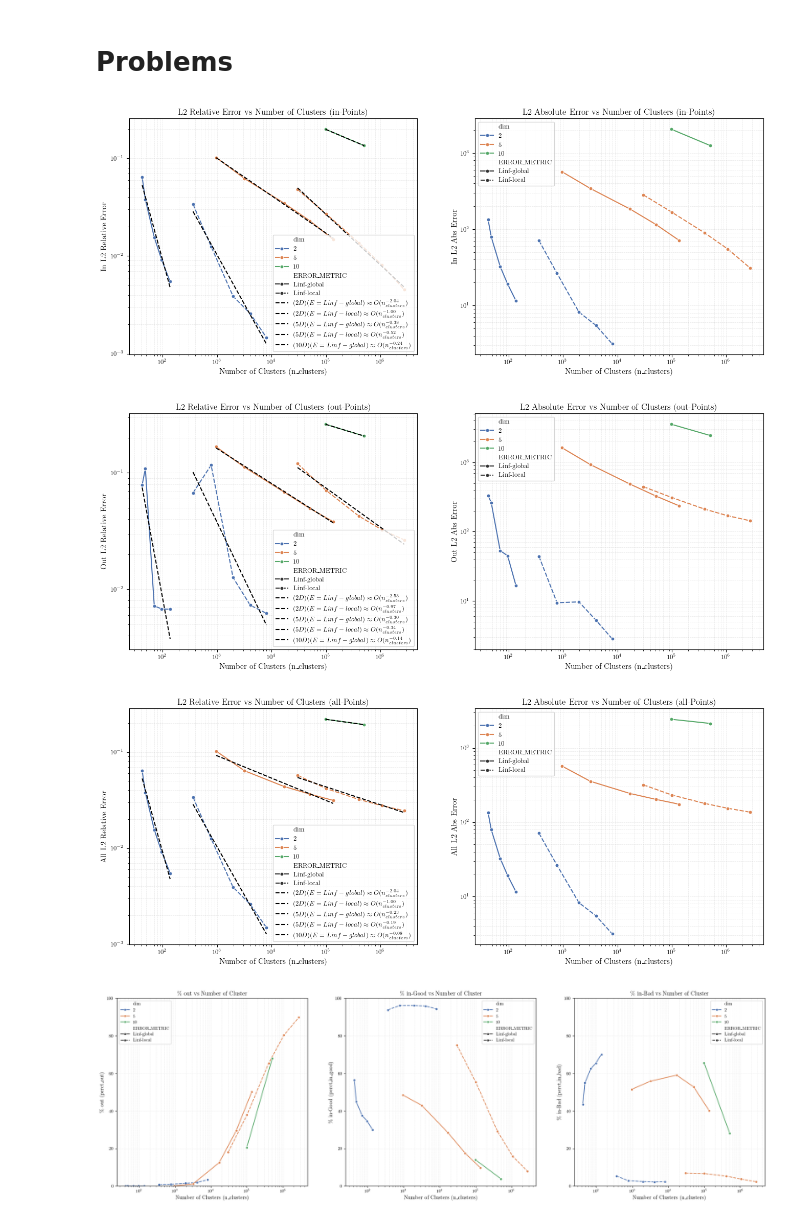
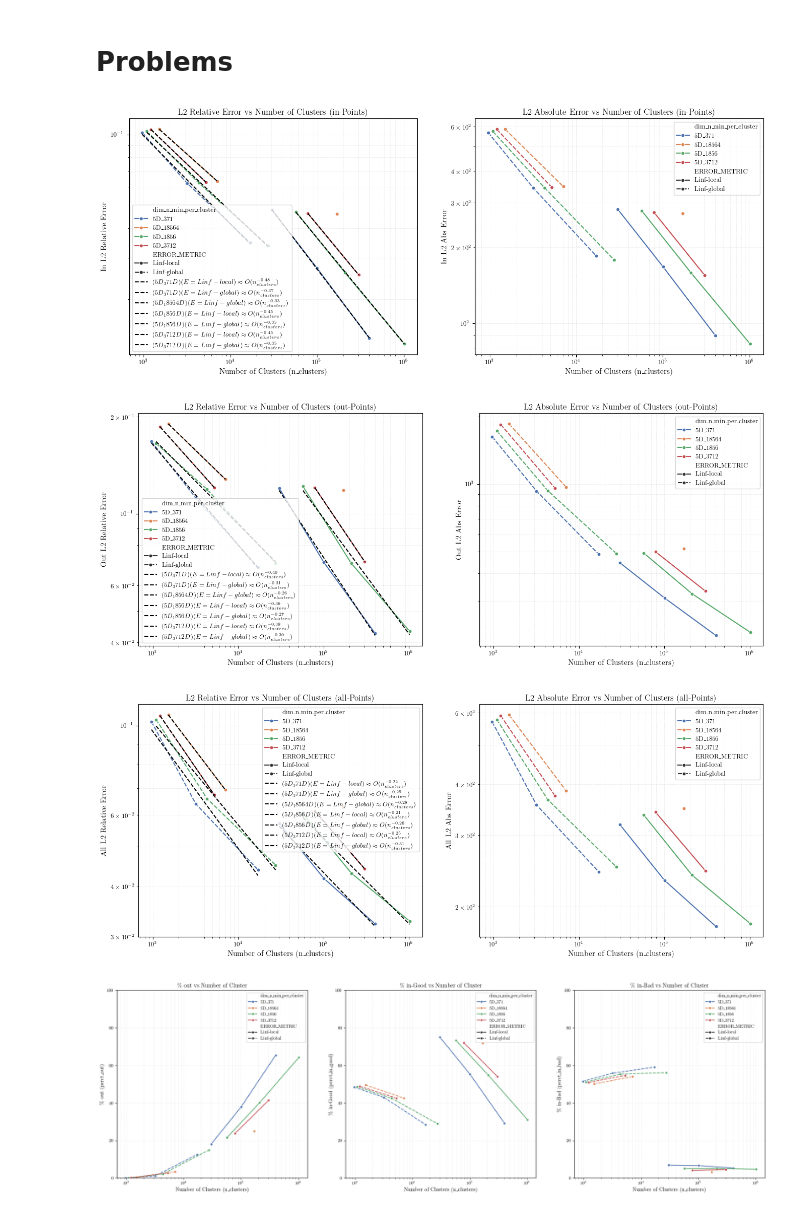
Before and after one commit to ut-padas/affini, a Jupyter notebook: ics26_eda.ipynb, the cells around one changed output. Saved outputs shown, nothing was run; the diff lists cells and outputs as text; code cells hidden in the pictures.

```diff
--- a/ics26_eda.ipynb
+++ b/ics26_eda.ipynb
@@ -47,6 +48,7 @@ def plot_error_with_log_log_fit(
     title2,
     error_metric_col="ERROR_METRIC",
     skip_first_n=0,
+    dim_col="dim",
 ):
     # drop rows where error_col1 or error_col2 is  or zero
     df = df[(df[error_col1] > 0) & (df[error_col2] > 0)]
@@ -56,14 +58,14 @@ def plot_error_with_log_log_fit(
         data=df,
         x="n_clusters",
         y=error_col1,
-        hue="dim",
+        hue=dim_col,
         style=error_metric_col,
         marker="o",
         palette=PALETTE,
     )
-    for dim in df["dim"].unique():
+    for dim in df[dim_col].unique():
         for e in df[error_metric_col].unique():
-            subset = df[(df["dim"] == dim) & (df[error_metric_col] == e)]
+            subset = df[(df[dim_col] == dim) & (df[error_metric_col] == e)]
             if len(subset) <= 1:
                 continue
             X = np.log(subset["n_clusters"].values).reshape(-1, 1)
@@ -92,14 +94,14 @@ def plot_error_with_log_log_fit(
         data=df,
         x="n_clusters",
         y=error_col2,
-        hue="dim",
+        hue=dim_col,
         style=error_metric_col,
         marker="o",
         palette=PALETTE,
     )
-    for dim in df["dim"].unique():
+    for dim in df[dim_col].unique():
         for e in df[error_metric_col].unique():
-            subset = df[(df["dim"] == dim) & (df[error_metric_col] == e)]
+            subset = df[(df[dim_col] == dim) & (df[error_metric_col] == e)]
             if len(subset) <= 1:
                 continue
             X = np.log(subset["n_clusters"].values).reshape(-1, 1)
@@ -122,14 +124,14 @@ def plot_error_with_log_log_fit(
     plt.show()
 
 
-def plot_percentage_metrics(df):
+def plot_percentage_metrics(df, dim_col="dim"):
     plt.figure(figsize=(24, 7))
     plt.subplot(1, 3, 1)
     sns.lineplot(
         data=df,
         x="n_clusters",
         y="perct_out",
-        hue="dim",
+        hue=dim_col,
         style="ERROR_METRIC",
         marker="o",
         palette=PALETTE,
@@ -146,7 +148,7 @@ def plot_percentage_metrics(df):
         data=df,
         x="n_clusters",
         y="perct_in_good",
-        hue="dim",
+        hue=dim_col,
         style="ERROR_METRIC",
         marker="o",
         palette=PALETTE,
@@ -163,7 +165,7 @@ def plot_percentage_metrics(df):
         data=df,
         x="n_clusters",
         y="perct_in_bad",
-        hue="dim",
+        hue=dim_col,
         style="ERROR_METRIC",
         marker="o",
         palette=PALETTE,
@@ -178,11 +180,21 @@ def plot_percentage_metrics(df):
 # %% [markdown]
 # Problems
 # %%
-prob_dir = ICS26_DIR / "ics_rosenbrock"
+prob_dir = ICS26_DIR / "ics_rosenbrock_n_min_per_cluster"
 csv_path = prob_dir / "summary.csv"
 
 df_problem = pd.read_csv(csv_path)
 df_problem = df_problem.dropna(subset=["n_clusters"])
+
+if "n_min_per_cluster" in prob_dir.name:
+    dim_col = "dim_n_min_per_cluster"
+    df_problem[dim_col] = (
+        df_problem["dim"].astype(str)
+        + "D_"
+        + df_problem["N_MIN_PER_CLUSTER"].astype(str)
+    )
+else:
+    dim_col = "dim"
 # %%
 if "hessian_estimation" in prob_dir.name:
     plot_error_with_log_log_fit(
@@ -190,38 +202,41 @@ if "hessian_estimation" in prob_dir.name:
         "l2_rel_error",
         "l2_abs_error",
         "L2 Relative Error vs Number of Clusters",
         "L2 Absolute Error vs Number of Clusters",
         error_metric_col="metric",
         skip_first_n=1,
     )
 else:
     plot_error_with_log_log_fit(
         df_problem,
         "in_l2_relative_error",
         "in_l2_abs_error",
         "L2 Relative Error vs Number of Clusters (in-Points)",
         "L2 Absolute Error vs Number of Clusters (in-Points)",
+        dim_col=dim_col,
     )
     plot_error_with_log_log_fit(
         df_problem,
         "out_l2_relative_error",
         "out_l2_abs_error",
         "L2 Relative Error vs Number of Clusters (out-Points)",
         "L2 Absolute Error vs Number of Clusters (out-Points)",
+        dim_col=dim_col,
     )
     plot_error_with_log_log_fit(
         df_problem,
         "all_l2_relative_error",
         "all_l2_abs_error",
         "L2 Relative Error vs Number of Clusters (all-Points)",
         "L2 Absolute Error vs Number of Clusters (all-Points)",
+        dim_col=dim_col,
     )
-    plot_percentage_metrics(df_problem)
+    plot_percentage_metrics(df_problem, dim_col=dim_col)
 # %% [output]
-[figure, old version]
+[figure, new version]
-[figure, old version]
+[figure, new version]
-[figure, old version]
+[figure, new version]
-[figure, old version]
+[figure, new version]
 # %%
 def get_renamed_df(df):
     rename_cols = {
```
Also changed, not shown: parts of 4 cells of this notebook.
